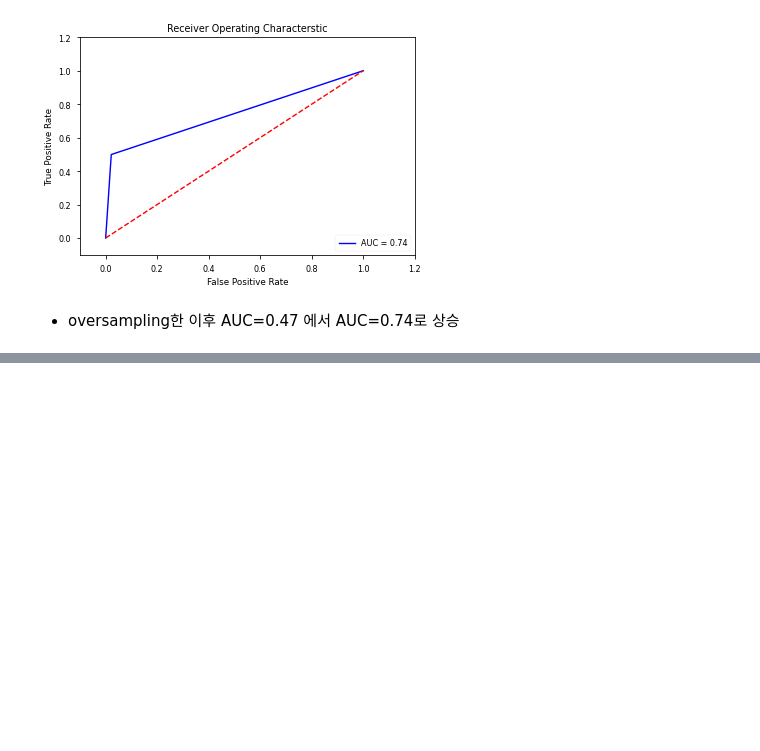
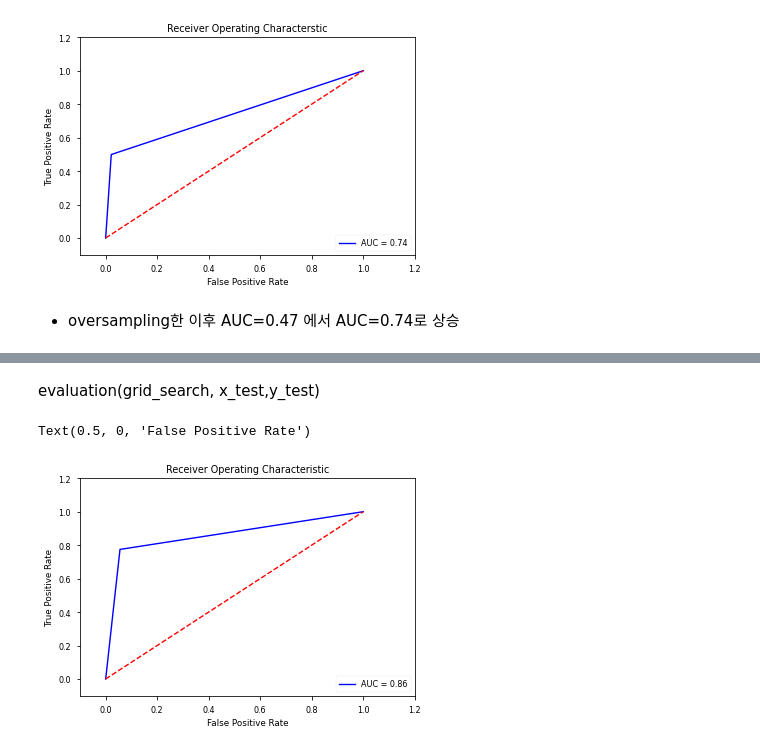
Before and after one commit to suhyun-cho/TIL, a Jupyter notebook: python/데이터분석Tutorial_결제예측 모델링.ipynb, the cells around one changed output, grey strips where cells are left out. Saved outputs shown, nothing was run; the diff lists cells and outputs as text; code cells hidden in the pictures; blank space fills up the shorter version.

Commit message:
Feature-selection with F-value and Modeling

```diff
--- a/python/데이터분석Tutorial_결제예측 모델링.ipynb
+++ b/python/데이터분석Tutorial_결제예측 모델링.ipynb
@@ -1497,0 +1570,15 @@ Text(0.5, 0, 'False Positive Rate')
+# %%
+from sklearn.pipeline import Pipeline
+
+def pipeline_logit(x_train, y_train):
+    scaler=StandardScaler()
+    logit_model=LogisticRegression()
+
+    pipe=Pipeline([('scaler',scaler), ('model', logit_model)])
+
+    param_grid=[{'model__C': [0.001, 0.01, 0.1, 1, 10, 100],
+                  'model__penalty': ['l1', 'l2']}]
+    grid_search=GridSearchCV(pipe, param_grid, cv=5)
+    grid_search.fit(x_train,y_train)
+
+    return grid_search
@@ -1497,0 +1651,7 @@ Text(0.5, 0, 'False Positive Rate')
+# %%
+x=df5_over_log.drop("group",axis=1)
+y=df5_over_log.group
+
+x_train,x_test,y_train,y_test=train_test_split(x,y,random_state=42)
+# %%
+grid_search=pipeline_logit(x_train,y_train)
@@ -1497,0 +1669,19 @@ Text(0.5, 0, 'False Positive Rate')
+# %% [markdown]
+evaluation(grid_search, x_test,y_test)
+# %%
+# ROC plot
+false_positive_rate, true_positive_rate, thresholds = roc_curve(y_test, grid_search.predict(x_test))
+roc_auc = auc(false_positive_rate, true_positive_rate)
+
+fig = plt.figure(figsize=(6,4))
+plt.title('Receiver Operating Characteristic')
+plt.plot(false_positive_rate, true_positive_rate, 'b', label='AUC = %0.2f'% roc_auc)
+plt.legend(loc='lower right')
+plt.plot([0,1],[0,1],'r--')
+plt.xlim([-0.1,1.2])
+plt.ylim([-0.1,1.2])
+plt.ylabel('True Positive Rate')
+plt.xlabel('False Positive Rate')
+# %% [output]
+Text(0.5, 0, 'False Positive Rate')
+[figure, added]
```
Also changed, not shown: parts of 48 cells of this notebook.
